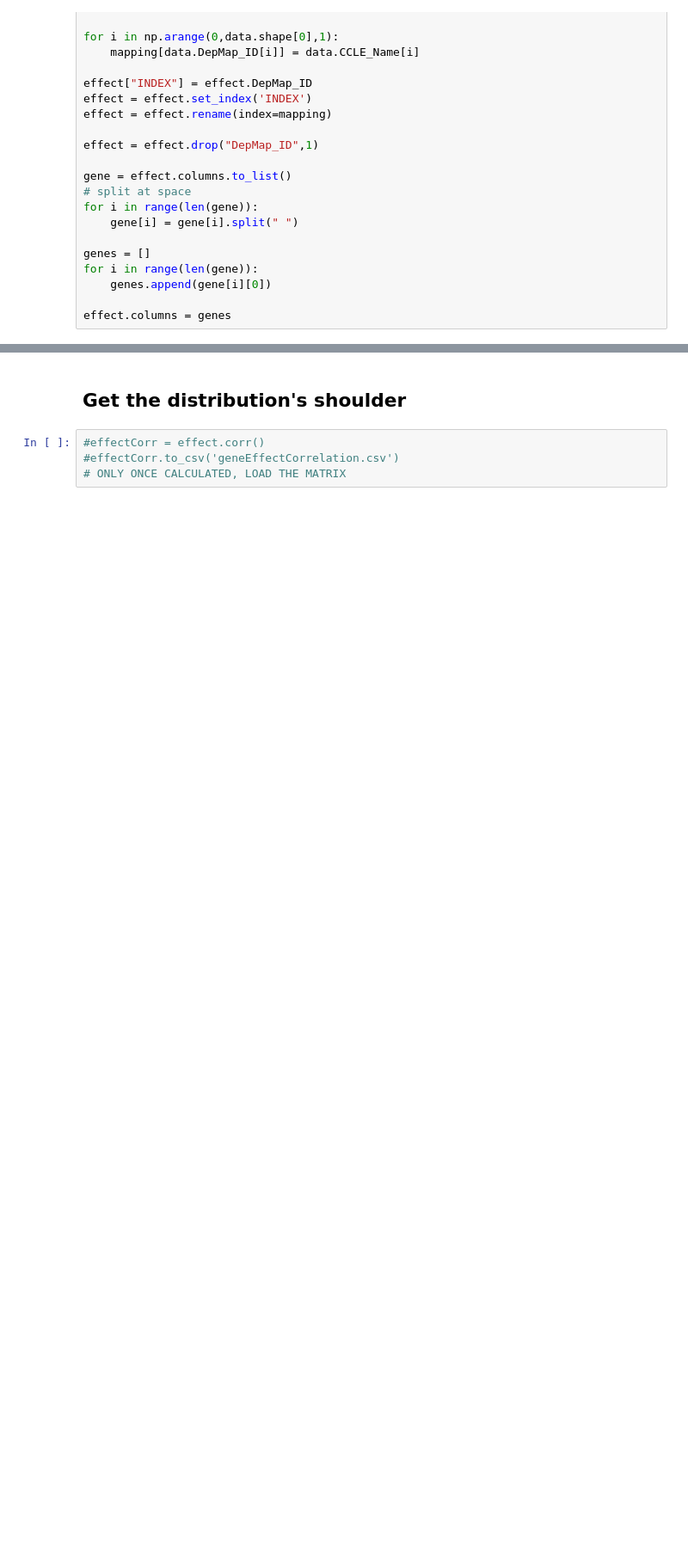
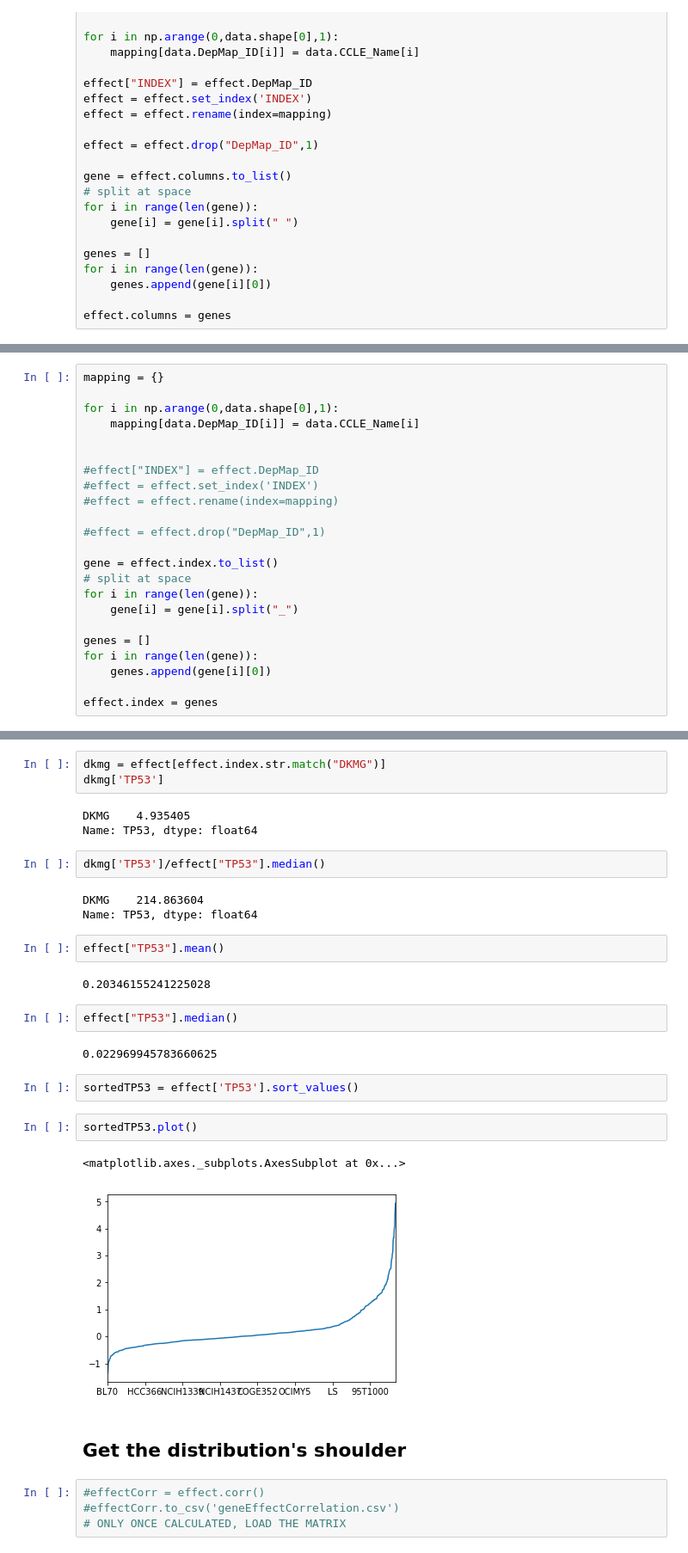
Before and after one commit to lannwal/projectlab, a Jupyter notebook: querrying_DepMap.ipynb, the cells around one changed output, grey strips where cells are left out. Shown: that part at 86% size. Saved outputs shown, nothing was run; the diff lists cells and outputs as text; blank space fills up the shorter version.

```diff
--- a/querrying_DepMap.ipynb
+++ b/querrying_DepMap.ipynb
@@ -32,0 +48,23 @@ effect.columns = genes
+# %%
+mapping = {}
+
+for i in np.arange(0,data.shape[0],1):
+    mapping[data.DepMap_ID[i]] = data.CCLE_Name[i]
+
+
+#effect["INDEX"] = effect.DepMap_ID
+#effect = effect.set_index('INDEX')
+#effect = effect.rename(index=mapping)
+
+#effect = effect.drop("DepMap_ID",1)
+
+gene = effect.index.to_list()
+# split at space
+for i in range(len(gene)):
+    gene[i] = gene[i].split("_")
+
+genes = []
+for i in range(len(gene)):
+    genes.append(gene[i][0])
+
+effect.index = genes
@@ -33,3 +92,29 @@ effect.columns = genes
+# %%
+dkmg = effect[effect.index.str.match("DKMG")]
+dkmg['TP53']
+# %% [output]
+DKMG    4.935405
+Name: TP53, dtype: float64
+# %%
+dkmg['TP53']/effect["TP53"].median()
+# %% [output]
+DKMG    214.863604
+Name: TP53, dtype: float64
+# %%
+effect["TP53"].mean()
+# %% [output]
+0.20346155241225028
+# %%
+effect["TP53"].median()
+# %% [output]
+0.022969945783660625
+# %%
+sortedTP53 = effect['TP53'].sort_values()
+# %%
+sortedTP53.plot()
+# %% [output]
+<matplotlib.axes._subplots.AxesSubplot at 0x...>
+[figure, added]
 # %% [markdown]
 ## Get the distribution's shoulder
 # %%
```
Also changed, not shown: parts of 25 cells of this notebook.
